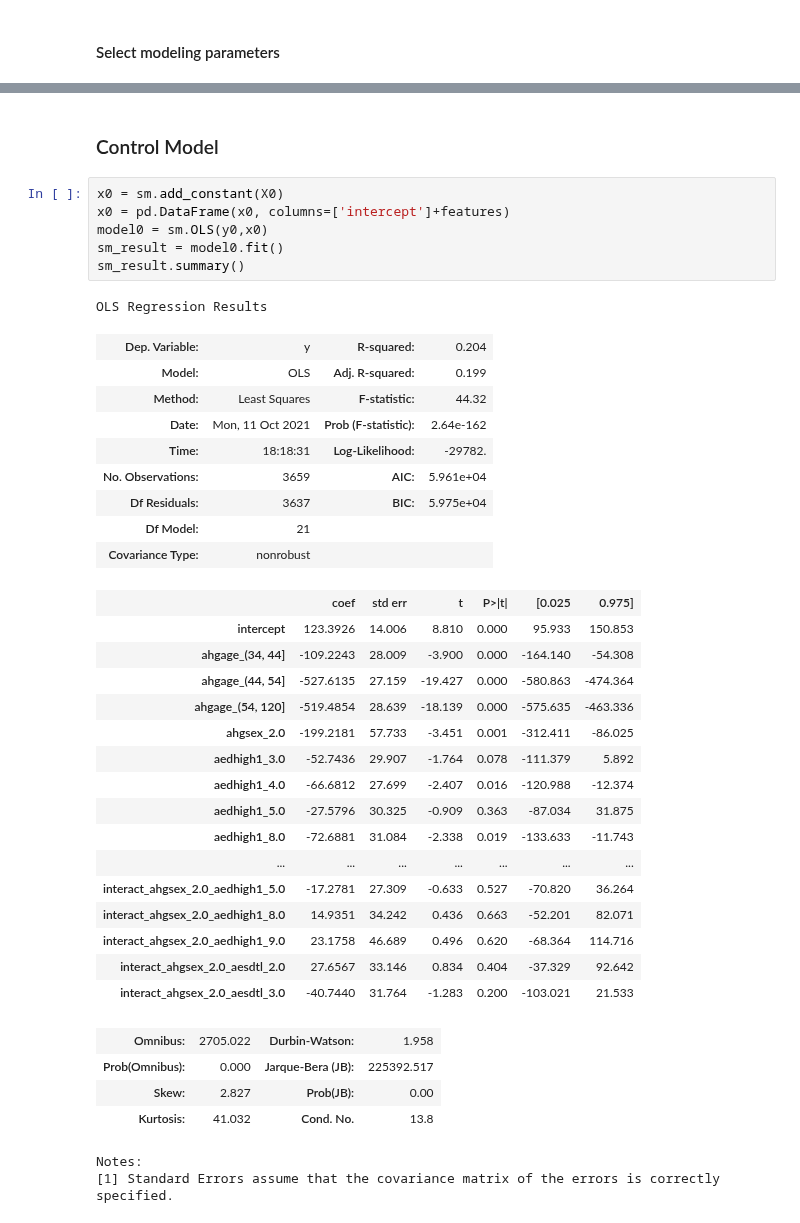
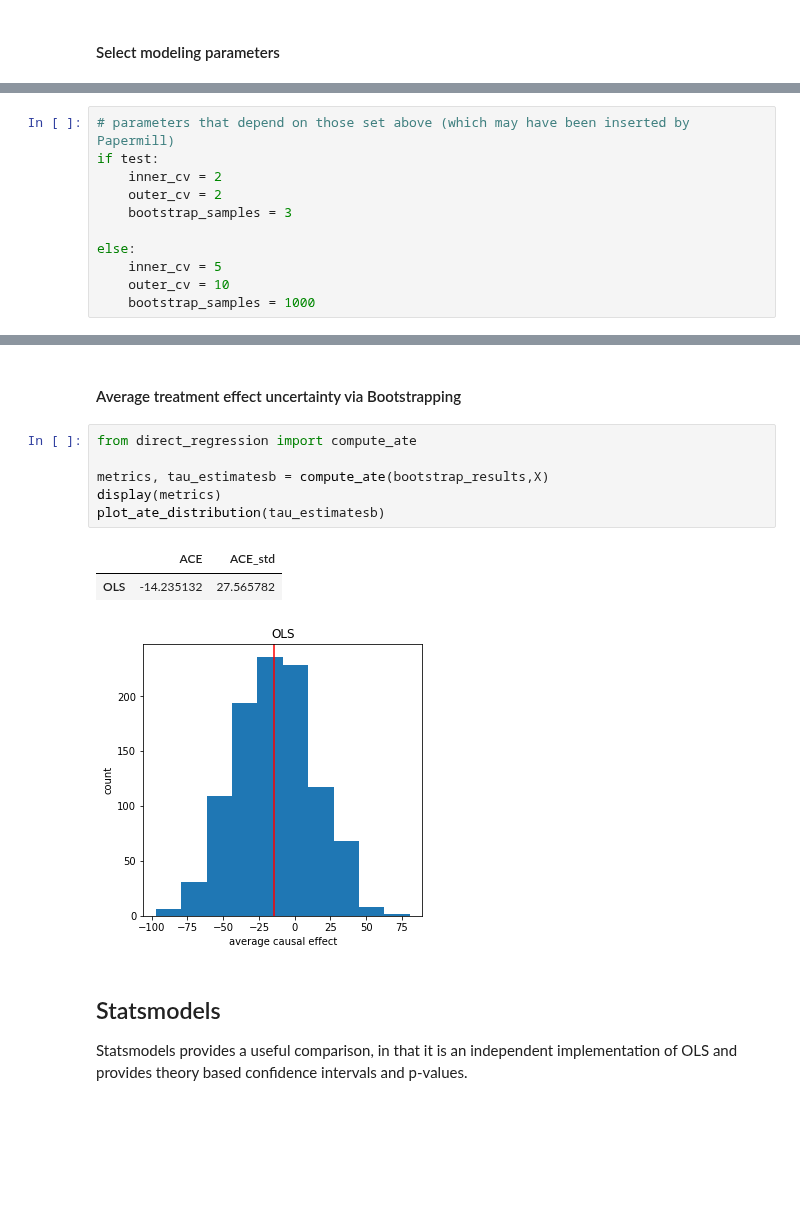
Before and after one commit to gradientinstitute/return2edu-paper, a Jupyter notebook: OLS-basic-vars.ipynb, the cells around one changed output, grey strips where cells are left out. Cells and saved outputs as stored; diff of their text form; blank space fills up the shorter version.

```diff
--- a/OLS-basic-vars.ipynb
+++ b/OLS-basic-vars.ipynb
@@ -91,0 +51,11 @@ def construct_models():
+# %%
+# parameters that depend on those set above (which may have been inserted by Papermill)
+if test:
+    inner_cv = 2
+    outer_cv = 2
+    bootstrap_samples = 3
+
+else:
+    inner_cv = 5
+    outer_cv = 10
+    bootstrap_samples = 1000
@@ -225,41 +226,16 @@ Statsmodels provides a useful comparison, in that it is an independent implement
+# %% [markdown]
+####  Average treatment effect uncertainty via Bootstrapping
+# %%
+from direct_regression import compute_ate
+
+metrics, tau_estimatesb = compute_ate(bootstrap_results,X)
+display(metrics)
+plot_ate_distribution(tau_estimatesb)
+# %% [output]
+|  | ACE | ACE_std |
+| OLS | -14.235132 | 27.565782 |
+[figure, added]
 # %% [markdown]
-### Control Model
+## Statsmodels
+
+Statsmodels provides a useful comparison, in that it is an independent implementation of OLS and provides theory based confidence intervals and p-values.
-# %%
-x0 = sm.add_constant(X0)
-x0 = pd.DataFrame(x0, columns=['intercept']+features)
-model0 = sm.OLS(y0,x0)
-sm_result = model0.fit()
-sm_result.summary()
-# %% [output]
-OLS Regression Results
-| Dep. Variable: | y | R-squared: | 0.204 |
-| Model: | OLS | Adj. R-squared: | 0.199 |
-| Method: | Least Squares | F-statistic: | 44.32 |
-| Date: | Mon, 11 Oct 2021 | Prob (F-statistic): | 2.64e-162 |
-| Time: | 18:18:31 | Log-Likelihood: | -29782. |
-| No. Observations: | 3659 | AIC: | 5.961e+04 |
-| Df Residuals: | 3637 | BIC: | 5.975e+04 |
-| Df Model: | 21 |  |  |
-| Covariance Type: | nonrobust |  |  |
-|  | coef | std err | t | P>|t| | [0.025 | 0.975] |
-| intercept | 123.3926 | 14.006 | 8.810 | 0.000 | 95.933 | 150.853 |
-| ahgage_(34, 44] | -109.2243 | 28.009 | -3.900 | 0.000 | -164.140 | -54.308 |
-| ahgage_(44, 54] | -527.6135 | 27.159 | -19.427 | 0.000 | -580.863 | -474.364 |
-| ahgage_(54, 120] | -519.4854 | 28.639 | -18.139 | 0.000 | -575.635 | -463.336 |
-| ahgsex_2.0 | -199.2181 | 57.733 | -3.451 | 0.001 | -312.411 | -86.025 |
-| aedhigh1_3.0 | -52.7436 | 29.907 | -1.764 | 0.078 | -111.379 | 5.892 |
-| aedhigh1_4.0 | -66.6812 | 27.699 | -2.407 | 0.016 | -120.988 | -12.374 |
-| aedhigh1_5.0 | -27.5796 | 30.325 | -0.909 | 0.363 | -87.034 | 31.875 |
-| aedhigh1_8.0 | -72.6881 | 31.084 | -2.338 | 0.019 | -133.633 | -11.743 |
-| ... | ... | ... | ... | ... | ... | ... |
-| interact_ahgsex_2.0_aedhigh1_5.0 | -17.2781 | 27.309 | -0.633 | 0.527 | -70.820 | 36.264 |
-| interact_ahgsex_2.0_aedhigh1_8.0 | 14.9351 | 34.242 | 0.436 | 0.663 | -52.201 | 82.071 |
-| interact_ahgsex_2.0_aedhigh1_9.0 | 23.1758 | 46.689 | 0.496 | 0.620 | -68.364 | 114.716 |
-| interact_ahgsex_2.0_aesdtl_2.0 | 27.6567 | 33.146 | 0.834 | 0.404 | -37.329 | 92.642 |
-| interact_ahgsex_2.0_aesdtl_3.0 | -40.7440 | 31.764 | -1.283 | 0.200 | -103.021 | 21.533 |
-| Omnibus: | 2705.022 | Durbin-Watson: | 1.958 |
-| Prob(Omnibus): | 0.000 | Jarque-Bera (JB): | 225392.517 |
-| Skew: | 2.827 | Prob(JB): | 0.00 |
-| Kurtosis: | 41.032 | Cond. No. | 13.8 |
-Notes:
-[1] Standard Errors assume that the covariance matrix of the errors is correctly specified.
```
Also changed, not shown: parts of 46 cells of this notebook.
